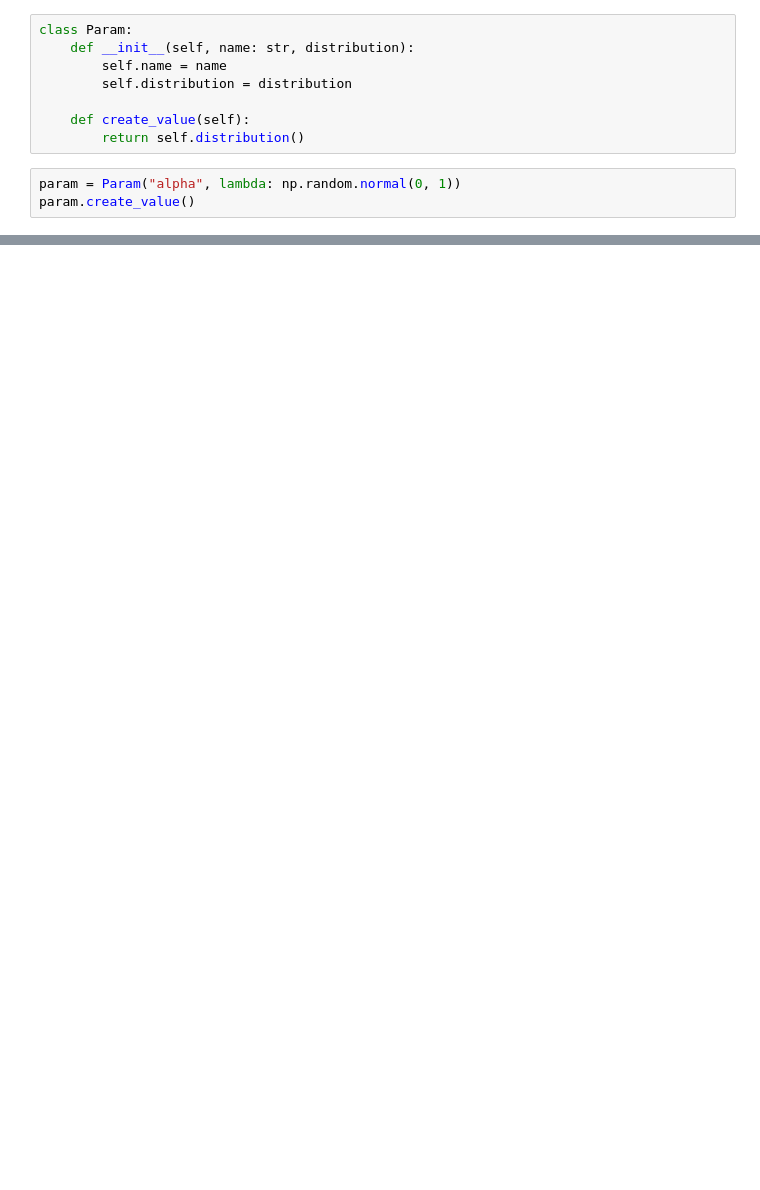
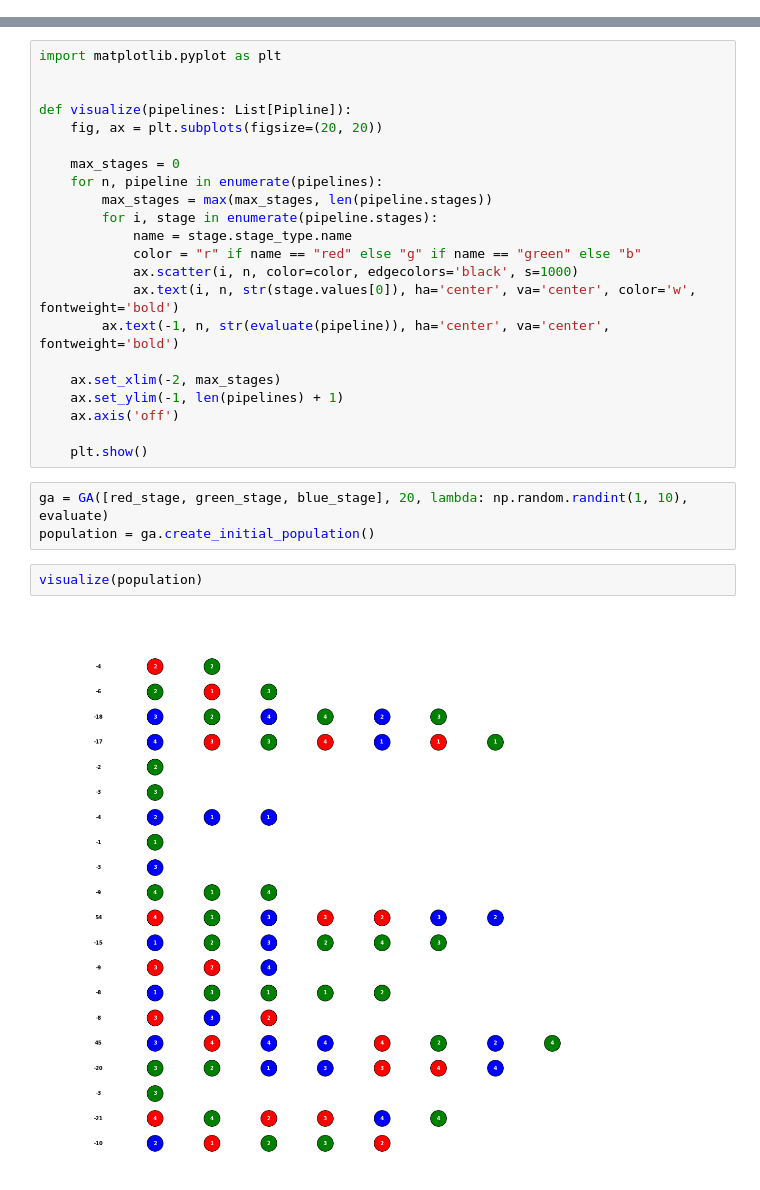
Before and after one commit to zuevmaxim/TM, a Jupyter notebook: graph_ga.ipynb, the cells around one changed output, grey strips where cells are left out. Saved outputs shown, nothing was run; the diff lists cells and outputs as text; blank space fills up the shorter version.

Commit message:
Add graph GA

```diff
--- a/graph_ga.ipynb
+++ b/graph_ga.ipynb
@@ -5,11 +0,0 @@ import numpy as np
-# %%
-class Param:
-    def __init__(self, name: str, distribution):
-        self.name = name
-        self.distribution = distribution
-
-    def create_value(self):
-        return self.distribution()
-# %%
-param = Param("alpha", lambda: np.random.normal(0, 1))
-param.create_value()
@@ -76,0 +131,29 @@ def evaluate(pipeline: Pipline):
+# %%
+import matplotlib.pyplot as plt
+
+
+def visualize(pipelines: List[Pipline]):
+    fig, ax = plt.subplots(figsize=(20, 20))
+
+    max_stages = 0
+    for n, pipeline in enumerate(pipelines):
+        max_stages = max(max_stages, len(pipeline.stages))
+        for i, stage in enumerate(pipeline.stages):
+            name = stage.stage_type.name
+            color = "r" if name == "red" else "g" if name == "green" else "b"
+            ax.scatter(i, n, color=color, edgecolors='black', s=1000)
+            ax.text(i, n, str(stage.values[0]), ha='center', va='center', color='w', fontweight='bold')
+        ax.text(-1, n, str(evaluate(pipeline)), ha='center', va='center', fontweight='bold')
+
+    ax.set_xlim(-2, max_stages)
+    ax.set_ylim(-1, len(pipelines) + 1)
+    ax.axis('off')
+
+    plt.show()
+# %%
+ga = GA([red_stage, green_stage, blue_stage], 20, lambda: np.random.randint(1, 10), evaluate)
+population = ga.create_initial_population()
+# %%
+visualize(population)
+# %% [output]
+[figure, added]
```
Also changed, not shown: parts of 8 cells of this notebook.
